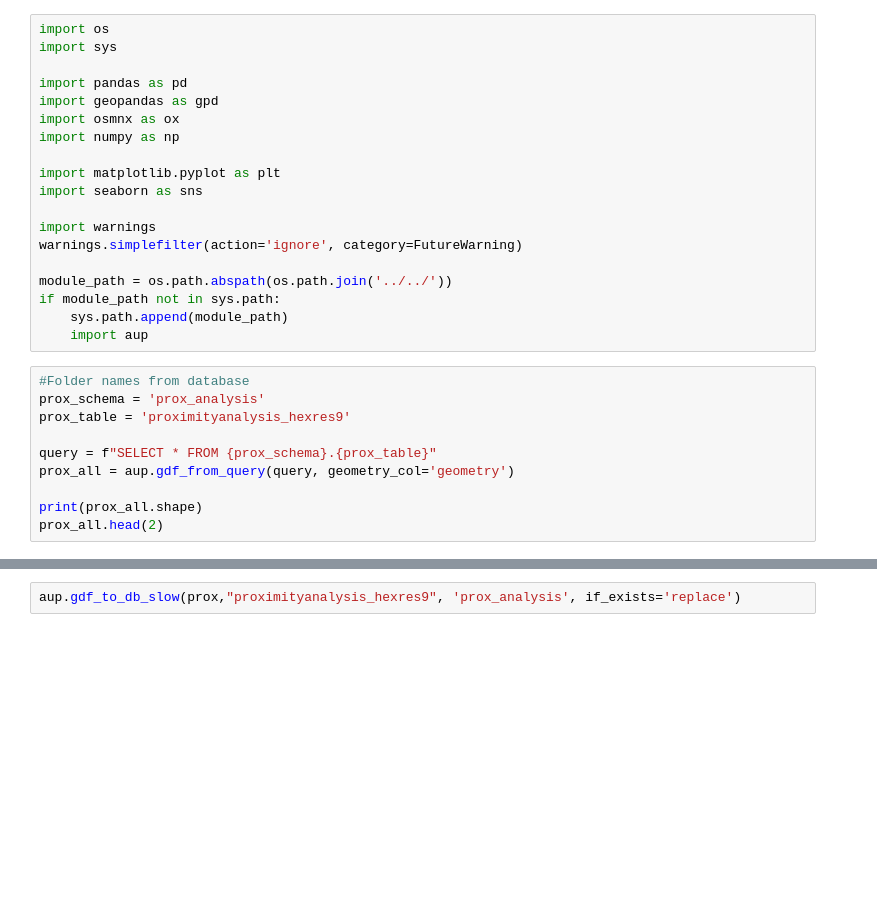
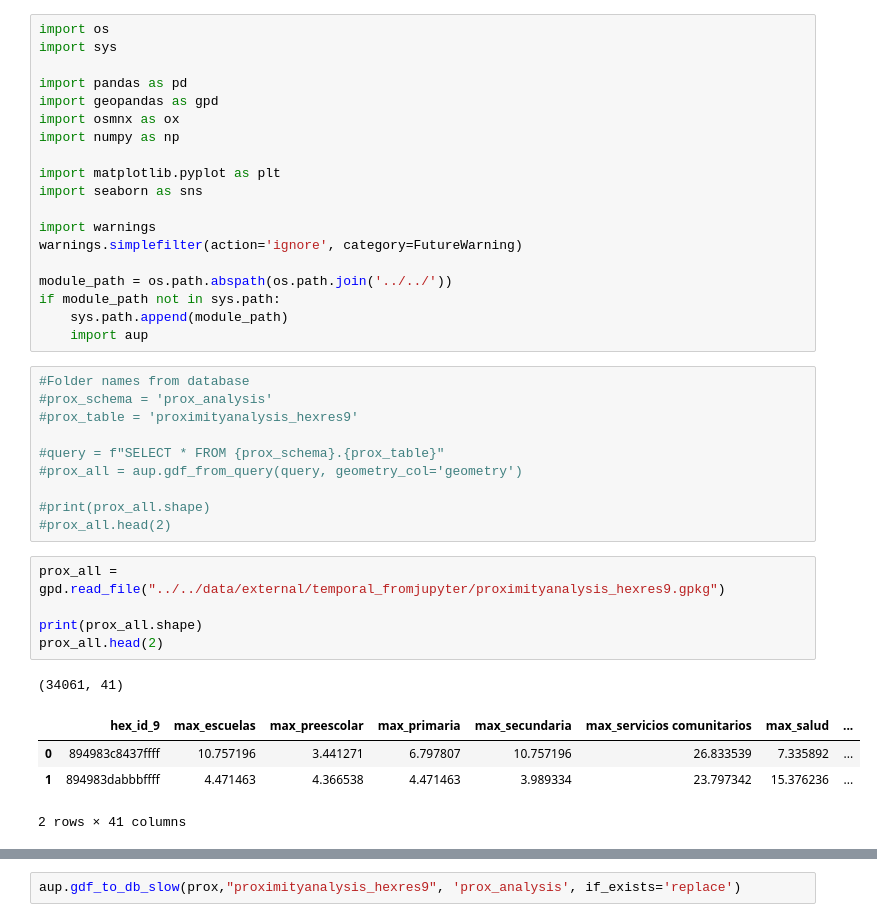
Before and after one commit to Observatorio-Ciudades/accesibilidad-urbana, a Jupyter notebook: notebooks/15_min_city/38b-15-min-index-concatenate.ipynb, the cells around one changed output, grey strips where cells are left out. Saved outputs shown, nothing was run; the diff lists cells and outputs as text; blank space fills up the shorter version.

```diff
--- a/notebooks/15_min_city/38b-15-min-index-concatenate.ipynb
+++ b/notebooks/15_min_city/38b-15-min-index-concatenate.ipynb
@@ -19,11 +19,22 @@ if module_path not in sys.path:
     import aup
 # %%
 #Folder names from database
-prox_schema = 'prox_analysis'
-prox_table = 'proximityanalysis_hexres9'
+#prox_schema = 'prox_analysis'
+#prox_table = 'proximityanalysis_hexres9'
 
-query = f"SELECT * FROM {prox_schema}.{prox_table}"
-prox_all = aup.gdf_from_query(query, geometry_col='geometry')
+#query = f"SELECT * FROM {prox_schema}.{prox_table}"
+#prox_all = aup.gdf_from_query(query, geometry_col='geometry')
 
-print(prox_all.shape)
-prox_all.head(2)
+#print(prox_all.shape)
+#prox_all.head(2)
+# %%
+prox_all = gpd.read_file("../../data/external/temporal_fromjupyter/proximityanalysis_hexres9.gpkg")
+
+print(prox_all.shape)
+prox_all.head(2)
+# %% [output]
+(34061, 41)
+|  | hex_id_9 | max_escuelas | max_preescolar | max_primaria | max_secundaria | max_servicios comunitarios | max_salud | ... |
+| 0 | 894983c8437ffff | 10.757196 | 3.441271 | 6.797807 | 10.757196 | 26.833539 | 7.335892 | ... |
+| 1 | 894983dabbbffff | 4.471463 | 4.366538 | 4.471463 | 3.989334 | 23.797342 | 15.376236 | ... |
+2 rows × 41 columns
```
Also changed, not shown: parts of 5 cells of this notebook, 1 other file.
